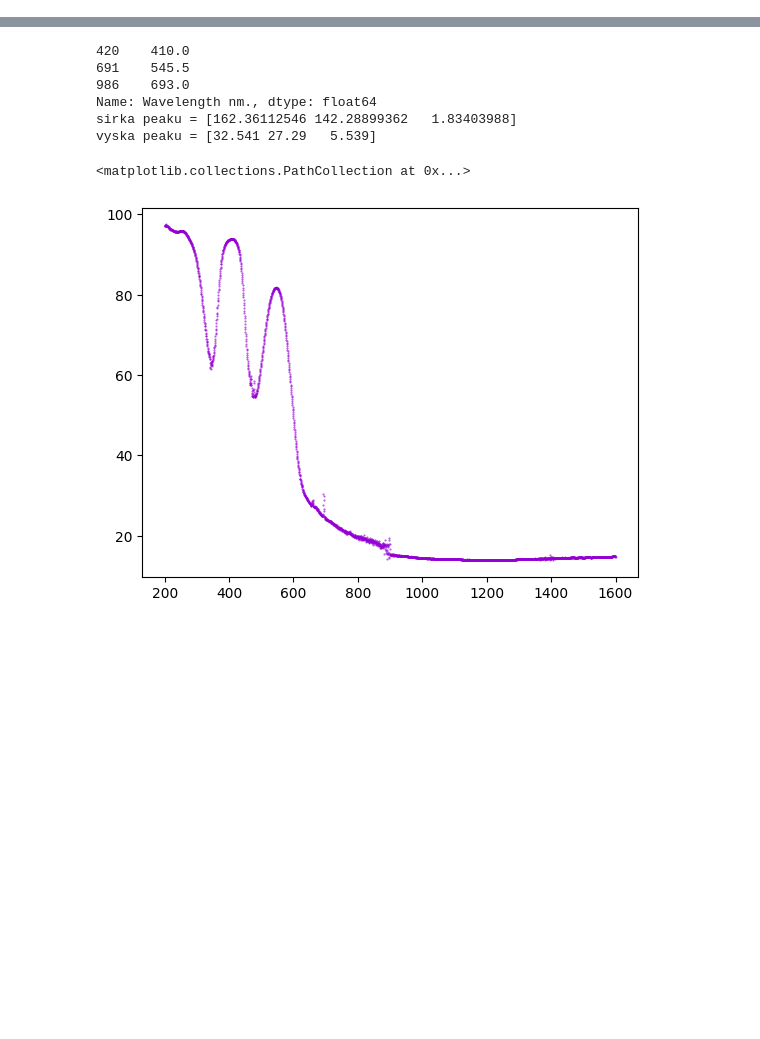
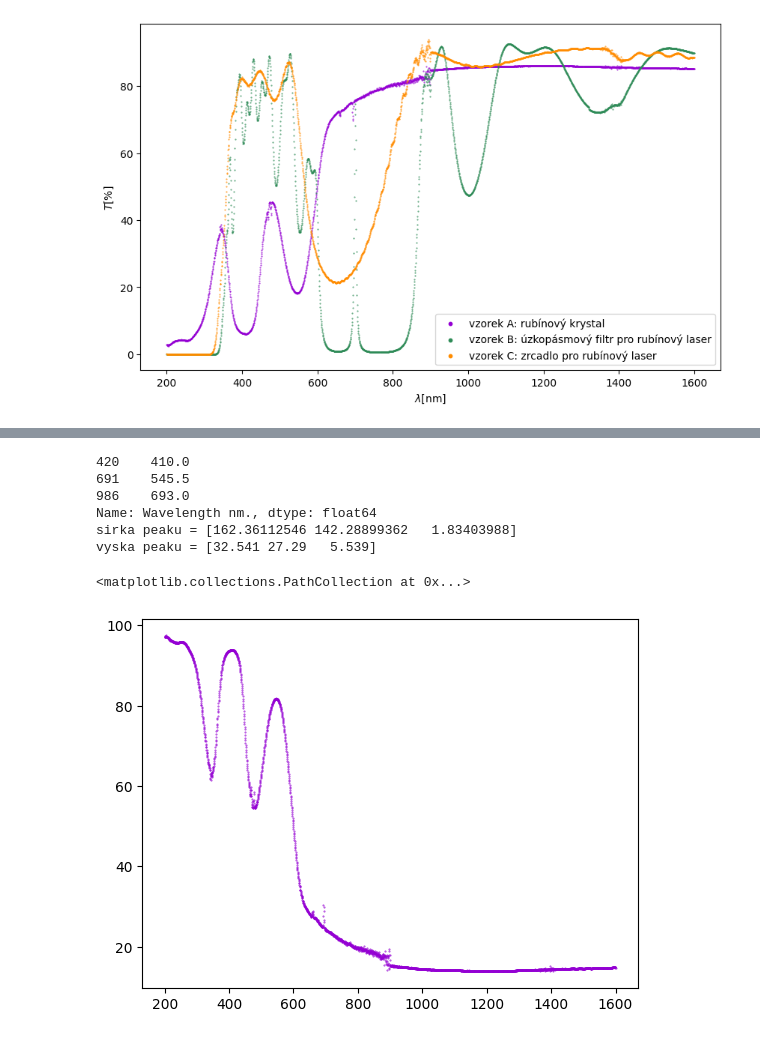
Before and after one commit to omikron-ceti/ZPLT, a Jupyter notebook: uloha_05/data_05/data_05.ipynb, the cells around one changed output, grey strips where cells are left out. Cells and saved outputs as stored; diff of their text form; code cells hidden in the pictures; blank space fills up the shorter version.

```diff
--- a/uloha_05/data_05/data_05.ipynb
+++ b/uloha_05/data_05/data_05.ipynb
@@ -19,0 +22,83 @@ sample_cerveny = pd.read_csv("samples/sample_cerveny.txt", skiprows=1) # Cr:YAG
+# %%
+samples_abc = [sample_a, sample_b, sample_c]
+samples_def = [sample_d, sample_e, sample_f]
+samples_ghi = [sample_g, sample_h, sample_i]
+samples_krystaly = [sample_bily, sample_modry, sample_cerveny]
+
+colors = ["darkviolet", "seagreen", "darkorange"]
+colors_krystaly = ["black", "teal", "indianred"]
+
+labels_abc = ["vzorek A: rubínový krystal",
+              "vzorek B: úzkopásmový filtr pro rubínový laser",
+              "vzorek C: zrcadlo pro rubínový laser"]
+labels_def = ["vzorek D: filtr RG7 (horní propust 700 nm)",
+              "vzorek E: zrcadlo pro Nd:YAG laser",
+              "vzorek F: ochranné brýlové sklo pro Nd:YAG laser"]
+labels_ghi = ["vzorek G: infračervený filtr (horní propust 600 nm)",
+              "vzorek H: křemíková destička",
+              "vzorek I: sklo z černých brýlí"]
+labels_krystaly = ["Er:sklo", "$\\mathrm{{Nd:YVO_4}}$", "Cr:YAG"]
+
+
+
+fig_samples_abc = plt.figure(figsize = (10, 6))
+for i in range(3):
+    plt.scatter(samples_abc[i]["Wavelength nm."], samples_abc[i]["T%"],
+                color=colors[i],
+                marker=".", s=1, alpha=0.8,
+                label=labels_abc[i])
+lgnd = plt.legend(scatterpoints=1, fontsize=10)
+for handle in lgnd.legend_handles:
+    handle.set_sizes([40])
+    handle.set_alpha(1)
+plt.xlabel('$\\lambda\\mathrm{[nm]}$ ', fontsize = 10)
+plt.ylabel("$T\\mathrm{[\\%]}$", fontsize = 10)
+plt.savefig("img_05/samples_abc.pdf")
+plt.show()
+
+fig_samples_def = plt.figure(figsize = (10, 6))
+for i in range(3):
+    plt.scatter(samples_def[i]["Wavelength nm."], samples_def[i]["T%"],
+                color=colors[i],
+                marker=".", s=1, alpha=0.8,
+                label=labels_def[i])
+lgnd = plt.legend(scatterpoints=1, fontsize=10, loc="lower right", bbox_to_anchor=(1, 0.1))
+for handle in lgnd.legend_handles:
+    handle.set_sizes([40])
+    handle.set_alpha(1)
+plt.xlabel('$\\lambda\\mathrm{[nm]}$ ', fontsize = 10)
+plt.ylabel("$T\\mathrm{[\\%]}$", fontsize = 10)
+plt.savefig("img_05/samples_def.pdf")
+plt.show()
+
+fig_samples_ghi = plt.figure(figsize = (10, 6))
+for i in range(3):
+    plt.scatter(samples_ghi[i]["Wavelength nm."], samples_ghi[i]["T%"],
+                color=colors[i],
+                marker=".", s=1, alpha=0.8,
+                label=labels_ghi[i])
+lgnd = plt.legend(scatterpoints=1, fontsize=10, loc="lower right", bbox_to_anchor=(1, 0.25))
+for handle in lgnd.legend_handles:
+    handle.set_sizes([40])
+    handle.set_alpha(1)
+plt.xlabel('$\\lambda\\mathrm{[nm]}$ ', fontsize = 10)
+plt.ylabel("$T\\mathrm{[\\%]}$", fontsize = 10)
+plt.savefig("img_05/samples_ghi.pdf")
+plt.show()
+
+fig_samples_krystaly = plt.figure(figsize = (10, 6))
+for i in range(3):
+    plt.scatter(samples_krystaly[i]["Wavelength nm."], samples_krystaly[i]["T%"],
+                color=colors_krystaly[i],
+                marker=".", s=1, alpha=0.8,
+                label=labels_krystaly[i])
+lgnd = plt.legend(scatterpoints=1, fontsize=10, loc="lower right", bbox_to_anchor=(1, 0))
+for handle in lgnd.legend_handles:
+    handle.set_sizes([40])
+    handle.set_alpha(1)
+plt.xlabel('$\\lambda\\mathrm{[nm]}$ ', fontsize = 10)
+plt.ylabel("$T\\mathrm{[\\%]}$", fontsize = 10)
+plt.savefig("img_05/samples_krystaly.pdf")
+plt.show()
+# %% [output]
+[figure, added]
```
Also changed, not shown: parts of 15 cells of this notebook, 4 other files.
